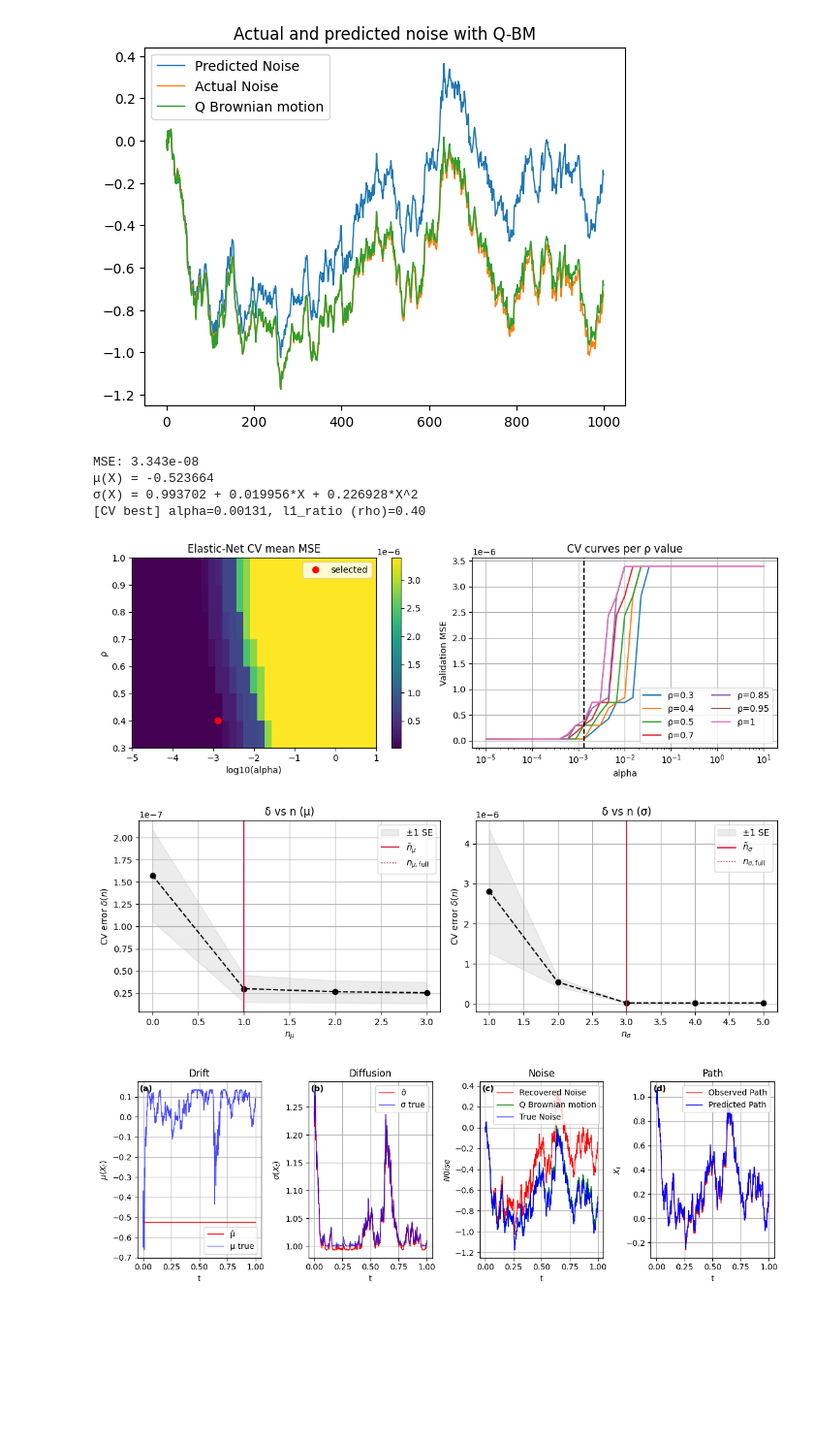
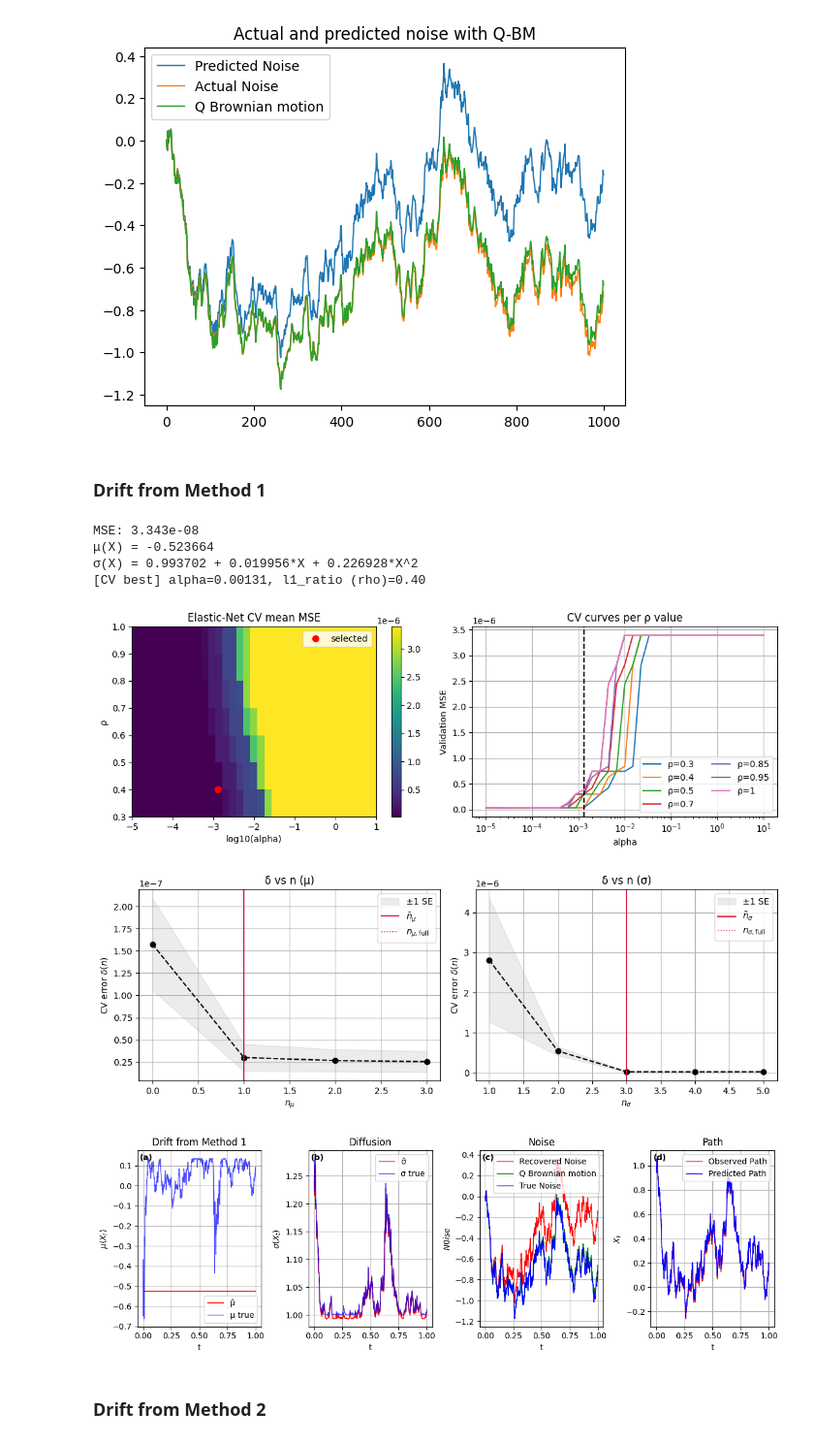
Before and after one commit to munawarali93/SSISDE, a Jupyter notebook: experiments/double_well/Stochastic_SINDy_Double_Well.ipynb, the cells around one changed output. Shown at 97% size. Saved outputs shown, nothing was run; the diff lists cells and outputs as text; code cells hidden in the pictures; blank space fills up the shorter version.

```diff
--- a/experiments/double_well/Stochastic_SINDy_Double_Well.ipynb
+++ b/experiments/double_well/Stochastic_SINDy_Double_Well.ipynb
@@ -296,26 +321,74 @@ plt.show()
 [figure]
 # %%
 from models.stochastic_sindy import StochSINDy
-identifier = StochSINDy(
-    mu_deg=5, si_deg=5,
-    pen="elasticnet",
-    use_cv=True, k=7,
-    alphas=np.geomspace(1e-5, 1e1, 35),
-    rhos=[0.3, 0.4, 0.5, 0.7, 0.85, 0.95, 1.0],
-    #rhos=[0.7, 0.85, 0.95, 1.0],
-    use_1se=True
-)
-with threadpool_limits(limits=1):
-    identifier.fit(S, BP, dt)
-identifier.show()
-identifier.plot_cv(output_prefix=model)
-identifier.plot_size(count_bias=True, output_prefix=model)
-identifier.plot_results(S, BP, BQ, W, mu_true=mu_exact, si_true=sigma_exact, output_prefix=model)
+from models.p_brownian_motion import recover_p_noise
+from threadpoolctl import threadpool_limits
+from IPython.display import Markdown, display
+import json
+
+recovered_drifts = {"Method 1": mu_pred1, "Method 2": mu_pred2, "ODE2": mu_pred11}
+identifiers, noise_paths, ssisde_comparison, comparison_paths = {}, {}, {}, {}
+
+for method_name, recovered_drift in recovered_drifts.items():
+    method_key = method_name.lower().replace(" ", "_")
+    BP_method, dt_method, _ = recover_p_noise(BQ, recovered_drift, sigma_pred, T)
+    noise_paths[method_name] = BP_method
+    identifier_method = StochSINDy(
+        mu_deg=5, si_deg=5,
+        pen="elasticnet",
+        use_cv=True, k=7,
+        alphas=np.geomspace(1e-5, 1e1, 35),
+        rhos=[0.3, 0.4, 0.5, 0.7, 0.85, 0.95, 1.0],
+        use_1se=True,
+    )
+    with threadpool_limits(limits=1):
+        identifier_method.fit(S, BP_method, dt_method)
+    identifiers[method_name] = identifier_method
+    output_prefix = f"{model}_{method_key}"
+    display(Markdown(f"### Drift from {method_name}"))
+    identifier_method.show()
+    identifier_method.plot_cv(output_prefix=output_prefix)
+    identifier_method.plot_size(count_bias=True, output_prefix=output_prefix)
+    identifier_method.plot_results(
+        S, BP_method, BQ, W, mu_true=mu_exact, si_true=sigma_exact,
+        output_prefix=output_prefix, drift_title=f"Drift from {method_name}",
+    )
+    mu_fit = identifier_method.mu(S)
+    sigma_fit = identifier_method.si(S)
+    ssisde_comparison[method_name] = {
+        "input_drift_rmse": float(np.sqrt(np.mean((recovered_drift - mu_exact)**2))),
+        "noise_rmse": float(np.sqrt(np.mean((BP_method - W)**2))),
+        "drift_rmse": float(np.sqrt(np.mean((mu_fit - mu_exact)**2))),
+        "diffusion_rmse": float(np.sqrt(np.mean((sigma_fit - sigma_exact)**2))),
+        "increment_mse": identifier_method.mse,
+        "mu": identifier_method._fmt_poly(identifier_method.mu_c),
+        "sigma": identifier_method._fmt_poly(identifier_method.si_c),
+        "alpha": identifier_method.best_a,
+        "rho": identifier_method.best_r,
+    }
+    comparison_paths[f"BP_{method_key}"] = BP_method
+    comparison_paths[f"input_drift_{method_key}"] = recovered_drift
+    comparison_paths[f"mu_fit_{method_key}"] = mu_fit
+    comparison_paths[f"sigma_fit_{method_key}"] = sigma_fit
+
+(RESULTS / "ssisde_comparison.json").write_text(json.dumps(ssisde_comparison, indent=2, allow_nan=False))
+np.savez_compressed(RESULTS / "ssisde_comparison_paths.npz", S=S, BQ=BQ, W=W,
+                    mu_exact=mu_exact, sigma_exact=sigma_exact, sigma_pred=sigma_pred,
+                    dt=dt, **comparison_paths)
+rows = ["| Noise from | Noise RMSE | SSISDE drift RMSE | SSISDE diffusion RMSE |",
+        "|---|---:|---:|---:|"]
+for method_name, values in ssisde_comparison.items():
+    rows.append(f"| {method_name} | {values['noise_rmse']:.6g} | "
+                f"{values['drift_rmse']:.6g} | {values['diffusion_rmse']:.6g} |")
+display(Markdown("\n".join(rows)))
+identifier = identifiers["Method 1"]
 # %% [output]
+### Drift from Method 1
 MSE: 3.343e-08
 μ(X) = -0.523664
 σ(X) = 0.993702 + 0.019956*X + 0.226928*X^2
 [CV best] alpha=0.00131, l1_ratio (rho)=0.40
 [figure]
 [figure]
-[figure, old version]
+[figure, new version]
+### Drift from Method 2
```
Also changed, not shown: parts of 5 cells of this notebook, 29 other files.
